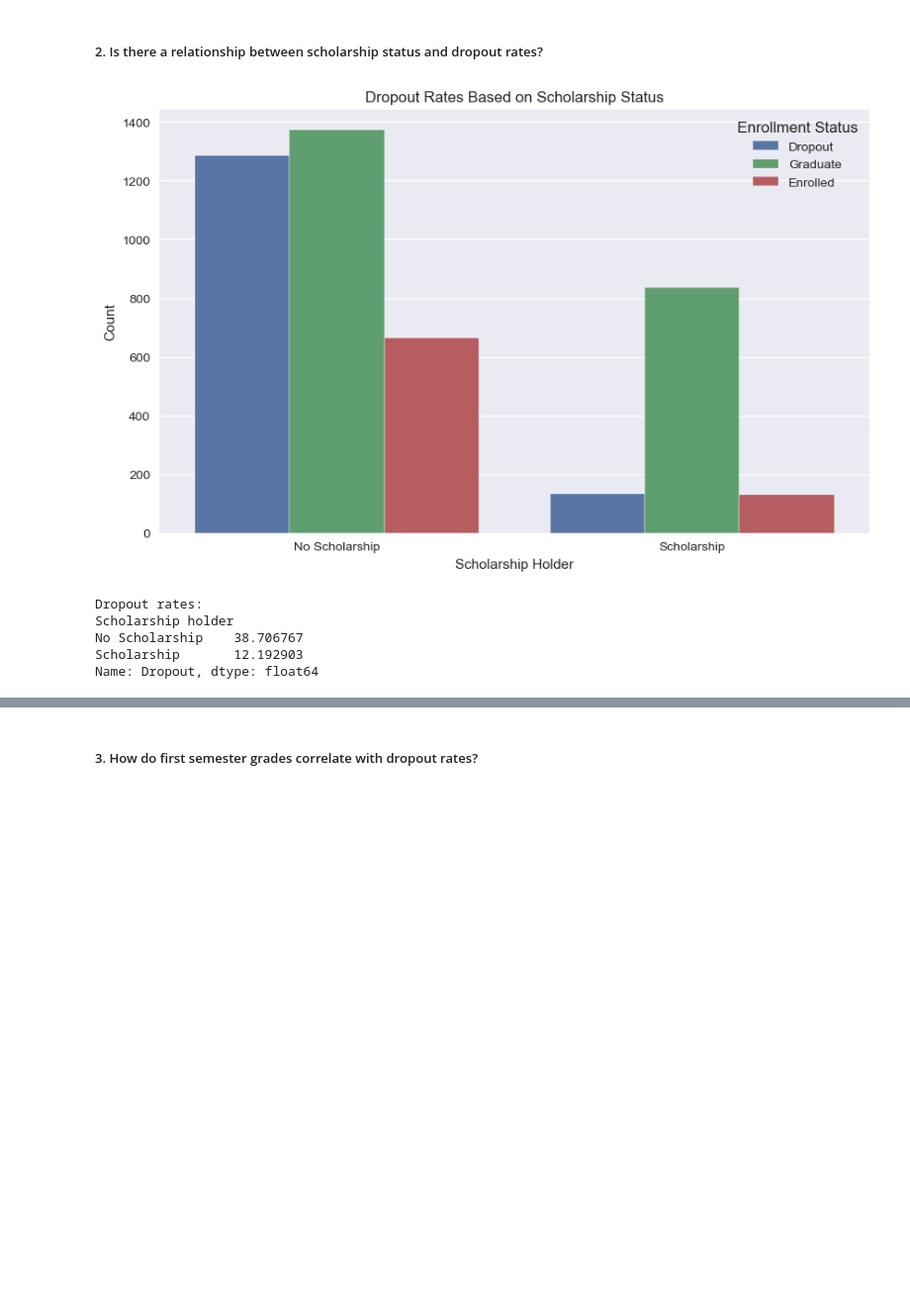
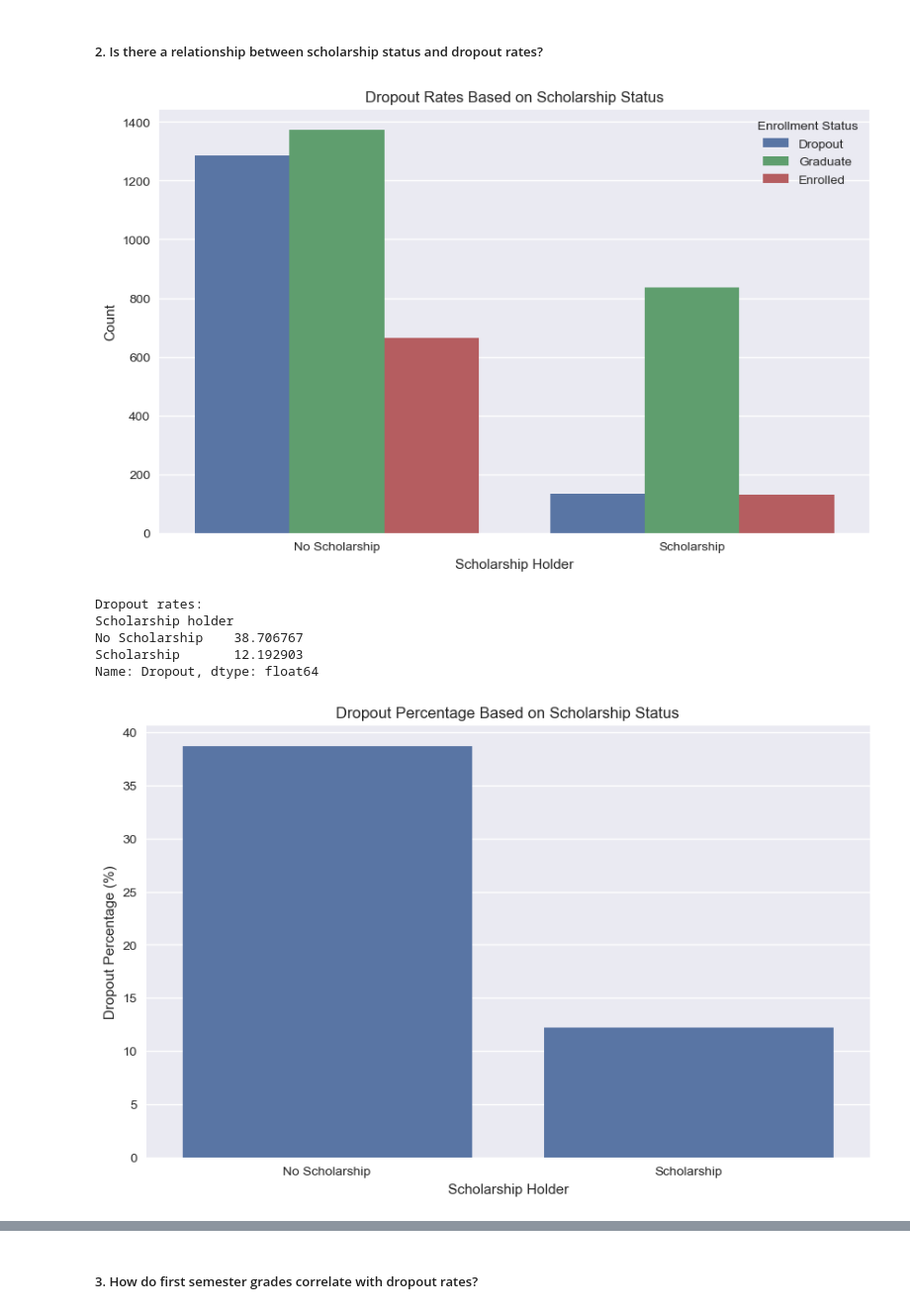
Before and after one commit to jadennathaniel/ml-lab1, a Jupyter notebook: lab1.ipynb, the cells around one changed output, grey strips where cells are left out. Shown at 99% size. Drawn from its saved outputs; the diff is of its cells as text; code cells hidden in the pictures; blank space fills up the shorter version.

```diff
--- a/lab1.ipynb
+++ b/lab1.ipynb
@@ -449,20 +451,38 @@ There is a wide spread of dropout rates across different courses. For the course
 # %%
 plt.figure(figsize=(10, 6))
 sns.countplot(x='Scholarship holder', hue='Dropout', data=df)
 plt.title('Dropout Rates Based on Scholarship Status')
 plt.xlabel('Scholarship Holder')
 plt.ylabel('Count')
 plt.legend(title='Enrollment Status')
 plt.xticks([0, 1], ['No Scholarship', 'Scholarship'])
 plt.show()
 
 scholarship_dropout_rates = df.groupby('Scholarship holder')['Dropout'].apply(lambda x: (x == 'Dropout').mean() * 100)
 print("Dropout rates:")
 print(scholarship_dropout_rates.rename(index={0: 'No Scholarship', 1: 'Scholarship'}))
+
+# Percentage of dropouts against the total students in each category
+total_counts = df['Scholarship holder'].value_counts()
+dropout_counts = df[df['Dropout'] == 'Dropout']['Scholarship holder'].value_counts()
+dropout_percentage = (dropout_counts / total_counts) * 100
+
+# Plot the dropout percentage
+plt.figure(figsize=(10, 6))
+sns.barplot(x=dropout_percentage.index, y=dropout_percentage.values)
+plt.title('Dropout Percentage Based on Scholarship Status')
+plt.xlabel('Scholarship Holder')
+plt.ylabel('Dropout Percentage (%)')
+plt.xticks([0, 1], ['No Scholarship', 'Scholarship'])
+plt.show()
+
+print("Dropout percentage against total number in the category:")
+print(dropout_percentage.rename(index={0: 'No Scholarship', 1: 'Scholarship'}))
 # %% [output]
-[figure, old version]
+[figure, new version]
 Dropout rates:
 Scholarship holder
 No Scholarship    38.706767
 Scholarship       12.192903
 Name: Dropout, dtype: float64
+[figure, added]
```
Also changed, not shown: parts of 20 cells of this notebook.
